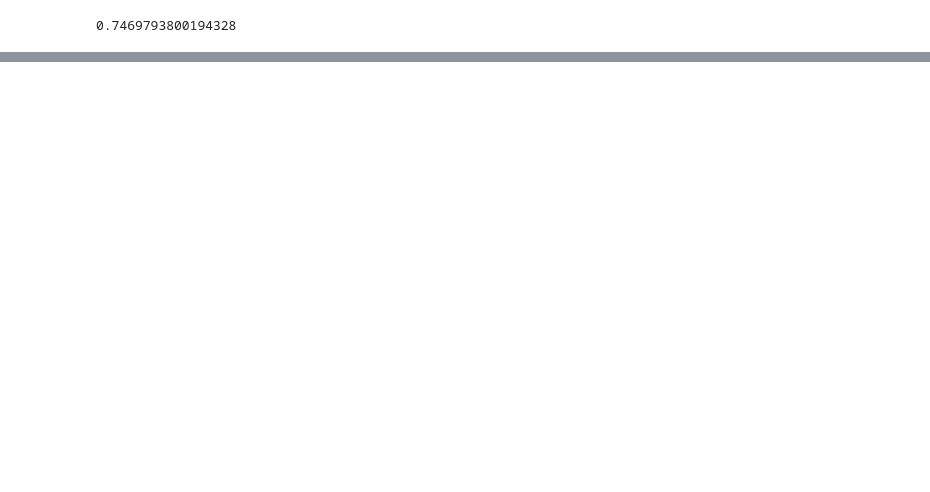
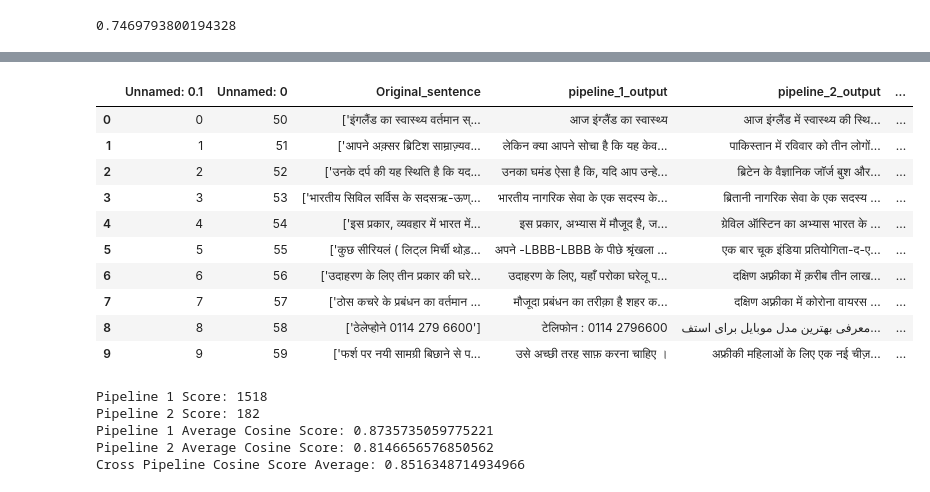
Before and after one commit to anishsghiya/NMT-CSCI544Project, a Jupyter notebook: pegasus_cnn_daily.ipynb, the cells around one changed output, grey strips where cells are left out. Saved outputs shown, nothing was run; the diff lists cells and outputs as text; code cells hidden in the pictures; blank space fills up the shorter version.

```diff
--- a/pegasus_cnn_daily.ipynb
+++ b/pegasus_cnn_daily.ipynb
@@ -337,0 +889,44 @@ print(similarity)
+# %%
+result_list = []
+pipe1 = 0
+pipe2 = 0
+for index, row in hindisumfinal.iterrows():
+    if row['cosine_scores_pipeline1']>row['cosine_scores_pipeline2']:
+        result_list.append('PIPELINE_1')
+        pipe1+=1
+    elif row['cosine_scores_pipeline1']<row['cosine_scores_pipeline2']:
+        result_list.append('PIPELINE_2')
+        pipe2+=1
+    elif row['cosine_scores_pipeline1']==row['cosine_scores_pipeline2']:
+        result_list.append('SAME SCORE')
+# %%
+hindisumfinal['Results'] = result_list
+# %%
+hindisumfinal.head(10)
+# %% [output]
+|  | Unnamed: 0.1 | Unnamed: 0 | Original_sentence | pipeline_1_output | pipeline_2_output | ... |
+| 0 | 0 | 50 | ['इंगलैंड का स्वास्थ्य वर्तमान स्... | आज इंग्लैंड का स्वास्थ्य | आज इंग्लैंड में स्वास्थ्य की स्थि... | ... |
+| 1 | 1 | 51 | ['आपने अक़्सर ब्रिटिश साम्राज़्यव... | लेकिन क्या आपने सोचा है कि यह केव... | पाकिस्तान में रविवार को तीन लोगों... | ... |
+| 2 | 2 | 52 | ['उनके दर्प की यह स्थिति है कि यद... | उनका घमंड ऐसा है कि, यदि आप उन्हे... | ब्रिटेन के वैज्ञानिक जॉर्ज बुश और... | ... |
+| 3 | 3 | 53 | ['भारतीय सिविल सर्विस के सदसऋ-ऊण्... | भारतीय नागरिक सेवा के एक सदस्य के... | ब्रितानी नागरिक सेवा के एक सदस्य ... | ... |
+| 4 | 4 | 54 | ['इस प्रकार, व्यवहार में भारत में... | इस प्रकार, अभ्यास में मौजूद है, ज... | ग्रेविल ऑस्टिन का अभ्यास भारत के ... | ... |
+| 5 | 5 | 55 | ['कुछ सीरियलं ( लिट्ल मिर्ची थोड़... | अपने -LBBB-LBBB के पीछे श्रृंखला ... | एक बार चूक इंडिया प्रतियोगिता-द-ए... | ... |
+| 6 | 6 | 56 | ['उदाहरण के लिए तीन प्रकार की घरे... | उदाहरण के लिए, यहाँ परोका घरेलू प... | दक्षिण अफ़्रीका में क़रीब तीन लाख... | ... |
+| 7 | 7 | 57 | ['ठोस कचरे के प्रबंधन का वर्तमान ... | मौजूदा प्रबंधन का तरीक़ा है शहर क... | दक्षिण अफ़्रीका में कोरोना वायरस ... | ... |
+| 8 | 8 | 58 | ['ठेलेप्होने 0114 279 6600'] | टेलिफोन : 0114 2796600 | معرفی بهترین مدل موبایل برای استف... | ... |
+| 9 | 9 | 59 | ['फर्श पर नयी सामग्री बिछाने से प... | उसे अच्छी तरह साफ़ करना चाहिए । | अफ्रीकी महिलाओं के लिए एक नई चीज़... | ... |
+# %%
+pipe1_average = hindisumfinal.loc[:, 'cosine_scores_pipeline1'].mean()
+pipe2_average = hindisumfinal.loc[:, 'cosine_scores_pipeline2'].mean()
+cross_average = hindisumfinal.loc[:, 'cross_cosine_score'].mean()
+print("Pipeline 1 Score:", pipe1)
+print("Pipeline 2 Score:",pipe2)
+print("Pipeline 1 Average Cosine Score:", pipe1_average)
+print("Pipeline 2 Average Cosine Score:", pipe2_average)
+print("Cross Pipeline Cosine Score Average:", cross_average)
+# %% [output]
+Pipeline 1 Score: 1518
+Pipeline 2 Score: 182
+Pipeline 1 Average Cosine Score: 0.8735735059775221
+Pipeline 2 Average Cosine Score: 0.8146656576850562
+Cross Pipeline Cosine Score Average: 0.8516348714934966
```
Also changed, not shown: parts of 79 cells of this notebook, 1 other file.
